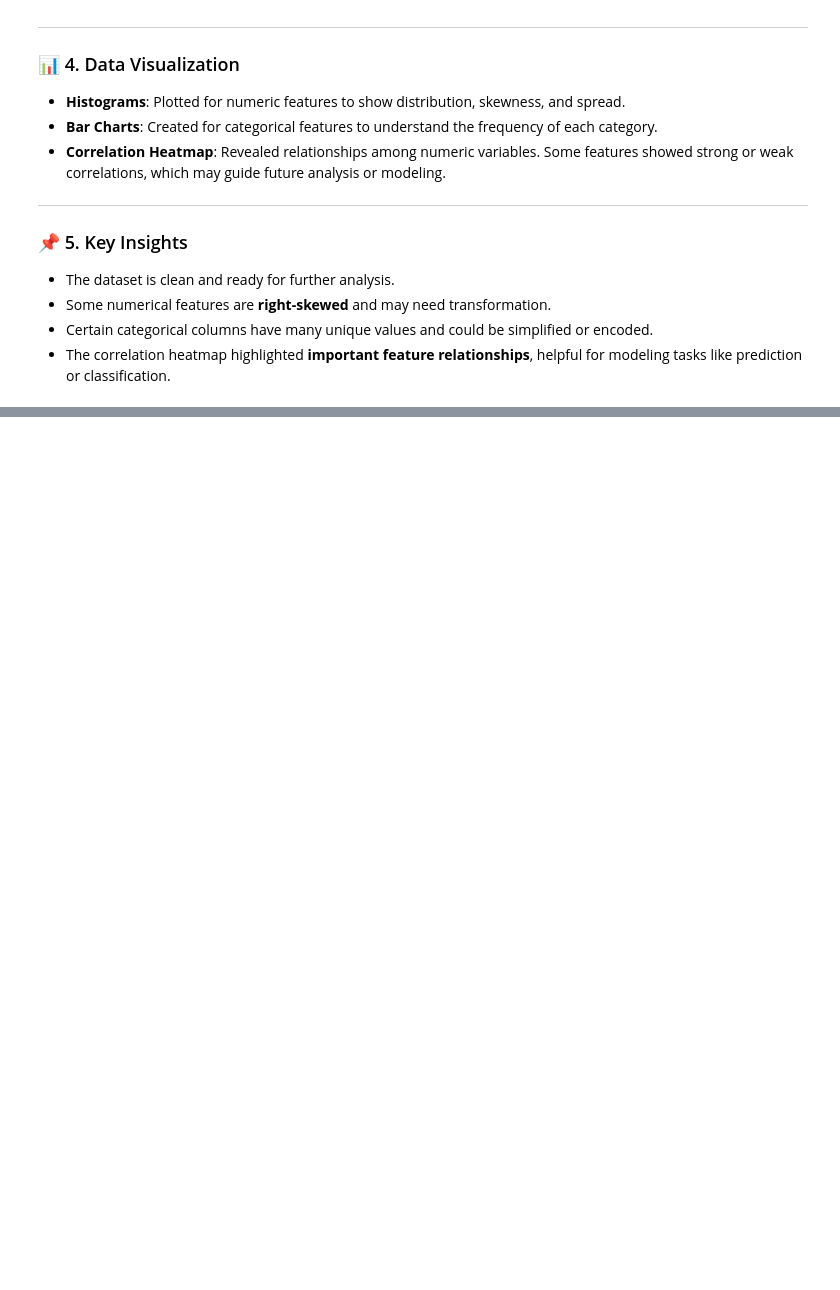
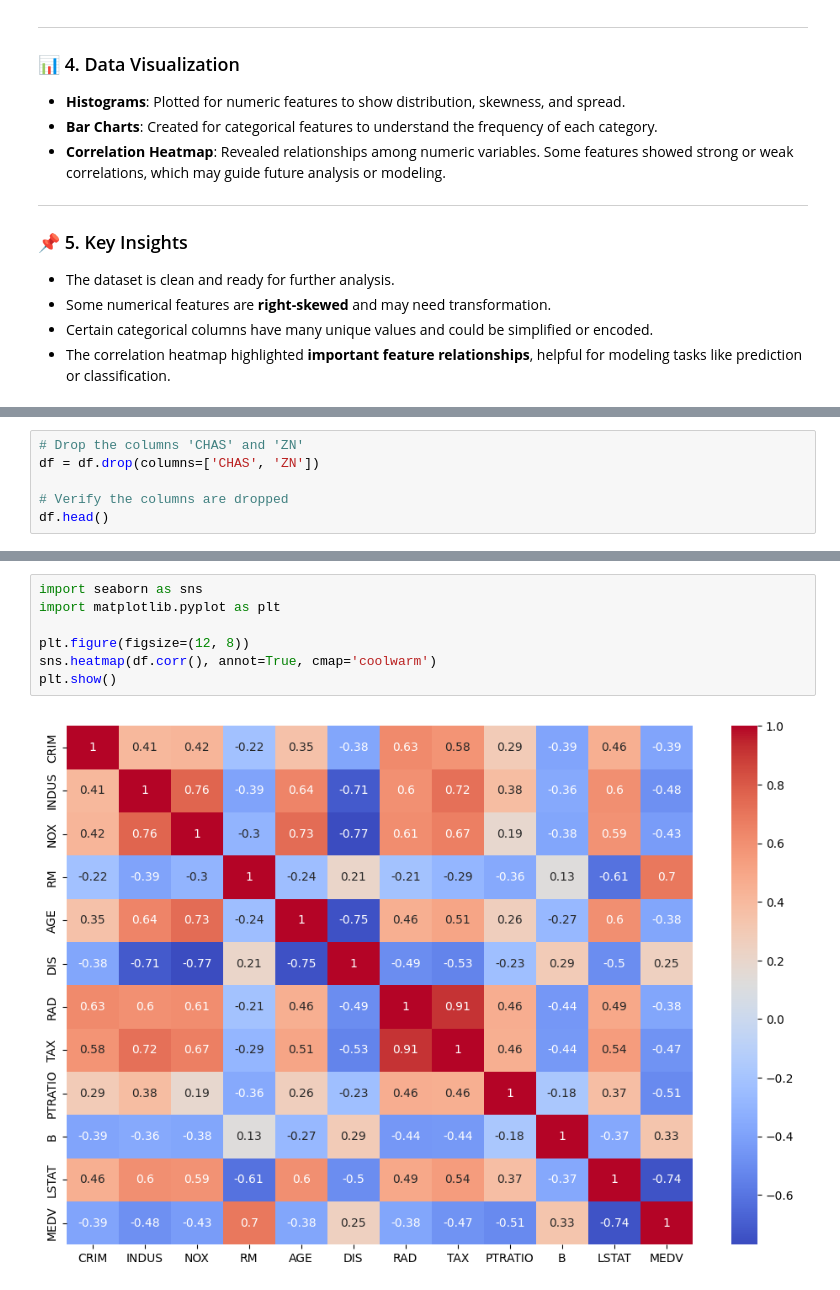
Before and after one commit to Urooj112233/Task-1-of-Data-Science-internship, a Jupyter notebook: Task1.ipynb, the cells around one changed output, grey strips where cells are left out. Saved outputs shown, nothing was run; the diff lists cells and outputs as text; blank space fills up the shorter version.

```diff
--- a/Task1.ipynb
+++ b/Task1.ipynb
@@ -251,0 +549,6 @@ The Airbnb dataset contains multiple rows and columns with both **numerical** (e
+# %%
+# Drop the columns 'CHAS' and 'ZN'
+df = df.drop(columns=['CHAS', 'ZN'])
+
+# Verify the columns are dropped
+df.head()
@@ -251,0 +568,9 @@ The Airbnb dataset contains multiple rows and columns with both **numerical** (e
+# %%
+import seaborn as sns
+import matplotlib.pyplot as plt
+
+plt.figure(figsize=(12, 8))
+sns.heatmap(df.corr(), annot=True, cmap='coolwarm')
+plt.show()
+# %% [output]
+[figure, added]
```
Also changed, not shown: parts of 45 cells of this notebook.
